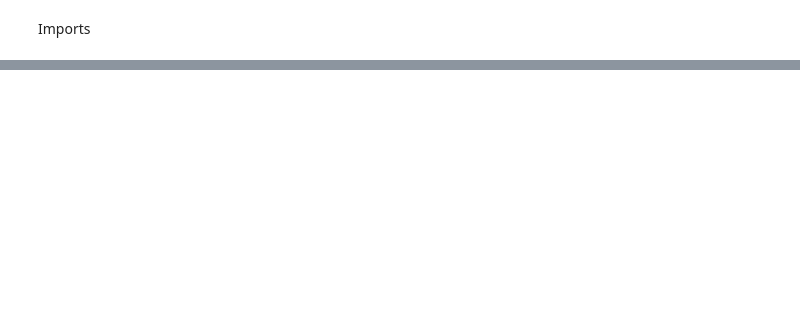
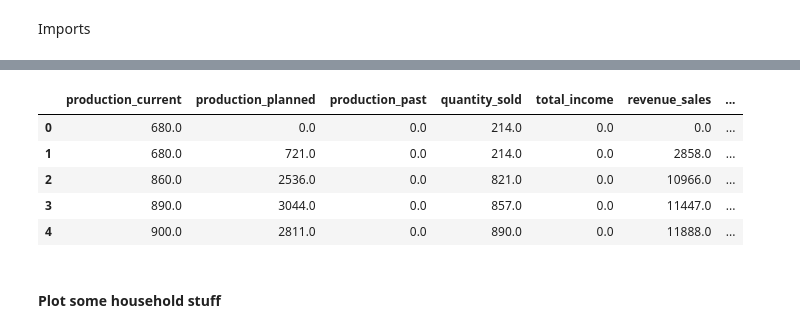
Before and after one commit to feyzijan/Vulcan, a Jupyter notebook: PythonDataAnalysis/Mainloop Data Analysis.ipynb, the cells around one changed output, grey strips where cells are left out. Cells and saved outputs as stored; diff of their text form; code cells hidden in the pictures; blank space fills up the shorter version.

```diff
--- a/PythonDataAnalysis/Mainloop Data Analysis.ipynb
+++ b/PythonDataAnalysis/Mainloop Data Analysis.ipynb
@@ -58,0 +47,12 @@ df_h - df_h
+# %%
+csv_files = glob.glob("..\Datalogs\Capital*.csv")
+
+sum_list = []
+
+for file in csv_files:
+    df = pd.read_csv(file)
+    n_cap_firms = df.shape[0]
+    sum_list.append(df.sum())
+
+sum_df = pd.concat(sum_list, axis=1).T
+cap_firms = sum_df.reset_index(drop=True)
@@ -58,0 +87,11 @@ df_h - df_h
+# %%
+cap_firms.head()
+# %% [output]
+|  | production_current | production_planned | production_past | quantity_sold | total_income | revenue_sales | ... |
+| 0 | 680.0 | 0.0 | 0.0 | 214.0 | 0.0 | 0.0 | ... |
+| 1 | 680.0 | 721.0 | 0.0 | 214.0 | 0.0 | 2858.0 | ... |
+| 2 | 860.0 | 2536.0 | 0.0 | 821.0 | 0.0 | 10966.0 | ... |
+| 3 | 890.0 | 3044.0 | 0.0 | 857.0 | 0.0 | 11447.0 | ... |
+| 4 | 900.0 | 2811.0 | 0.0 | 890.0 | 0.0 | 11888.0 | ... |
+# %% [markdown]
+#### Plot some household stuff
```
Also changed, not shown: parts of 30 cells of this notebook, 2 other files.
